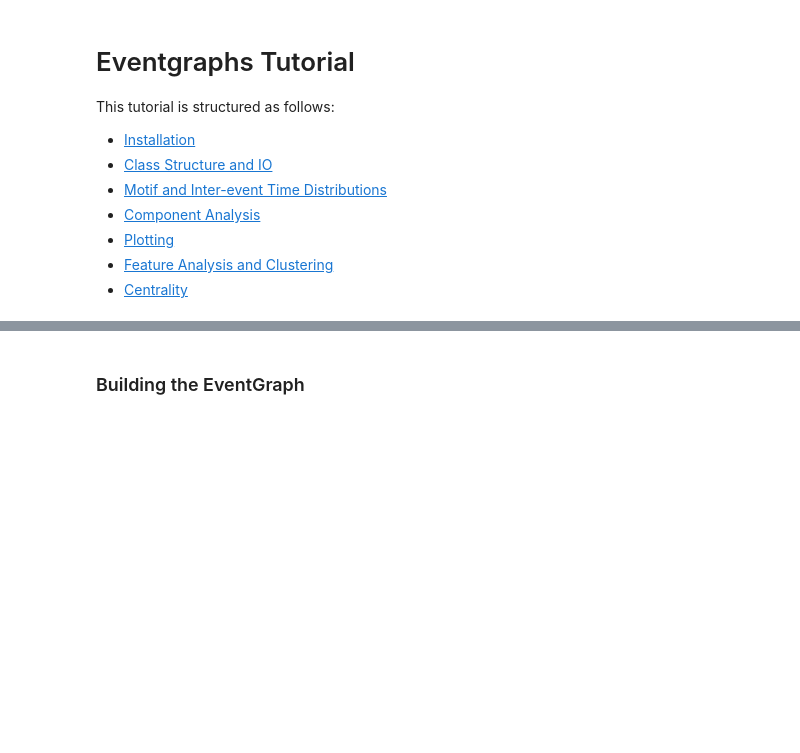
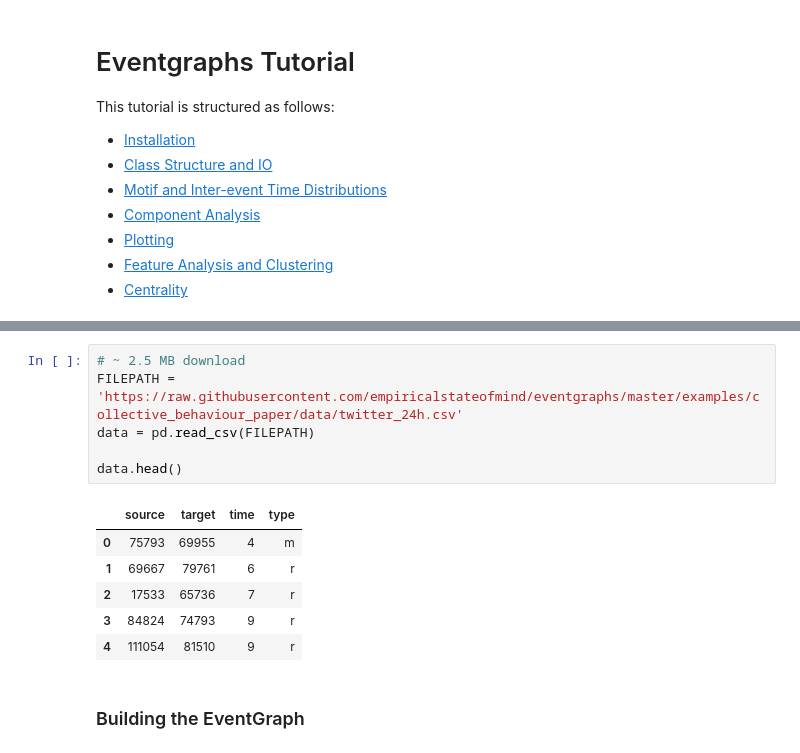
Before and after one commit to empiricalstateofmind/eventgraphs, a Jupyter notebook: examples/eventgraphs_tutorial.ipynb, the cells around one changed output, grey strips where cells are left out. Cells and saved outputs as stored; diff of their text form; blank space fills up the shorter version.

```diff
--- a/examples/eventgraphs_tutorial.ipynb
+++ b/examples/eventgraphs_tutorial.ipynb
@@ -44,3 +52,16 @@ data = pd.read_csv('/scratch/mellor/Twitter Data/emirates_sunday_edges.csv')#.he
+# %%
+# ~ 2.5 MB download
+FILEPATH = 'https://raw.githubusercontent.com/empiricalstateofmind/eventgraphs/master/examples/collective_behaviour_paper/data/twitter_24h.csv'
+data = pd.read_csv(FILEPATH)
+
+data.head()
+# %% [output]
+|  | source | target | time | type |
+| 0 | 75793 | 69955 | 4 | m |
+| 1 | 69667 | 79761 | 6 | r |
+| 2 | 17533 | 65736 | 7 | r |
+| 3 | 84824 | 74793 | 9 | r |
+| 4 | 111054 | 81510 | 9 | r |
 # %% [markdown]
 ### Building the EventGraph
 # %%
```
Also changed, not shown: parts of 41 cells of this notebook.
